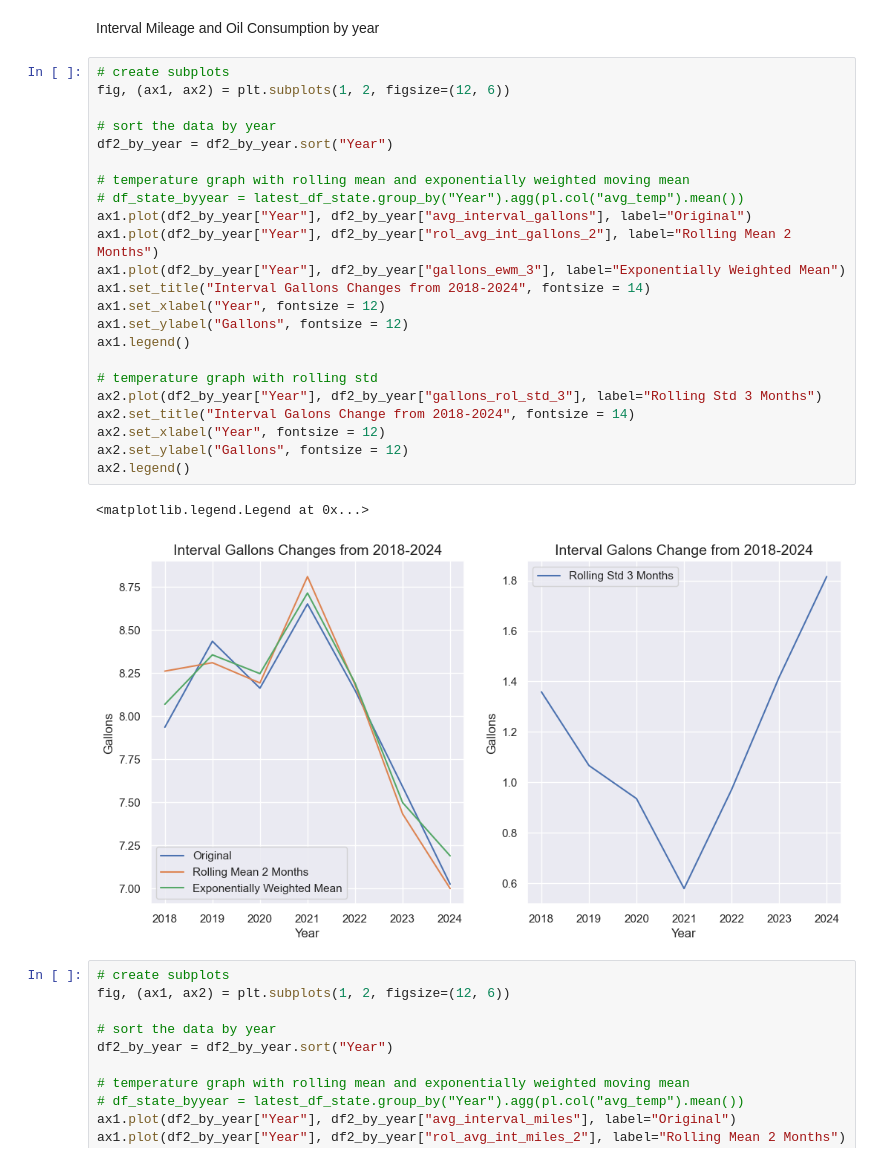
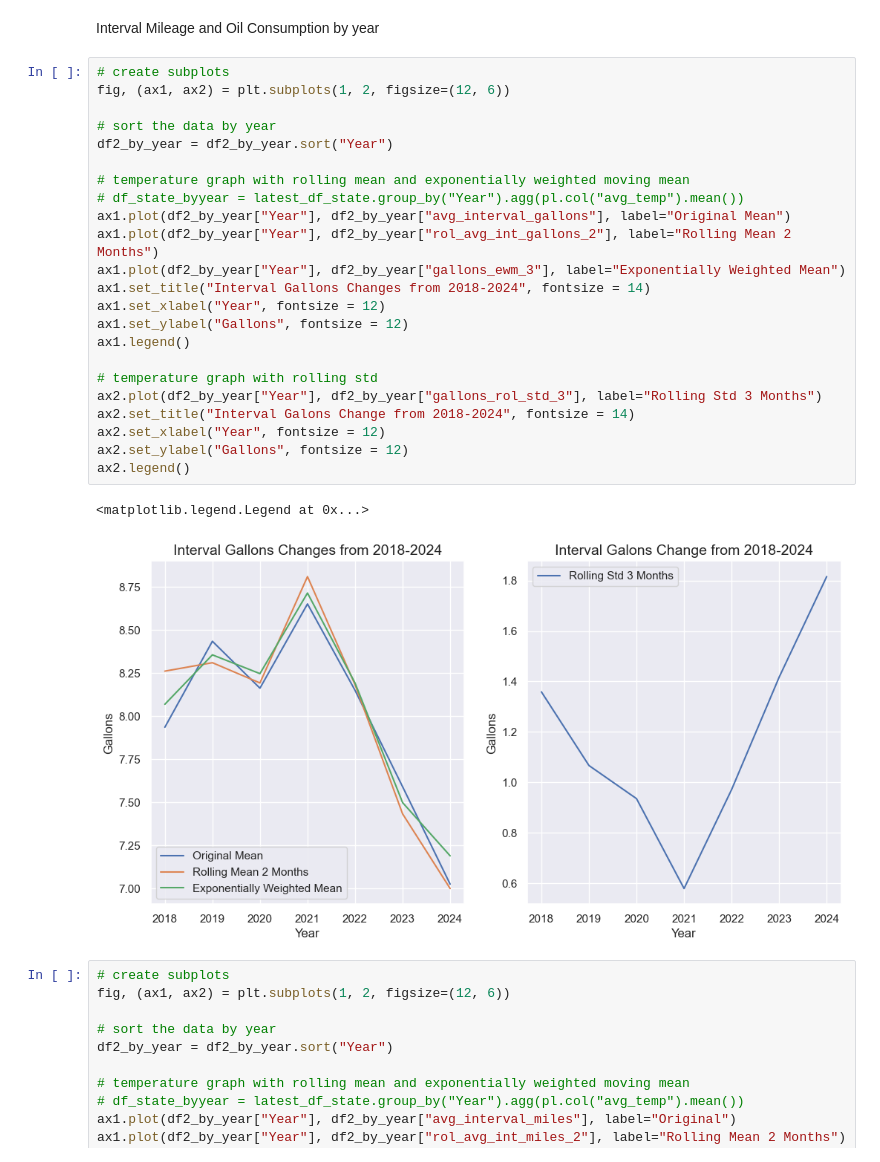
Before and after one commit to idsts2670/statistical-analysis, a Jupyter notebook: 582/Applied_MS_Exam/MS_exam.ipynb, the cells around one changed output. Drawn from its saved outputs; the diff is of its cells as text.

```diff
--- a/582/Applied_MS_Exam/MS_exam.ipynb
+++ b/582/Applied_MS_Exam/MS_exam.ipynb
@@ -259,29 +272,29 @@ Interval Mileage and Oil Consumption by year
 # %%
 # create subplots
 fig, (ax1, ax2) = plt.subplots(1, 2, figsize=(12, 6))
 
 # sort the data by year
 df2_by_year = df2_by_year.sort("Year")
 
 # temperature graph with rolling mean and exponentially weighted moving mean
 # df_state_byyear = latest_df_state.group_by("Year").agg(pl.col("avg_temp").mean())
-ax1.plot(df2_by_year["Year"], df2_by_year["avg_interval_gallons"], label="Original")
+ax1.plot(df2_by_year["Year"], df2_by_year["avg_interval_gallons"], label="Original Mean")
 ax1.plot(df2_by_year["Year"], df2_by_year["rol_avg_int_gallons_2"], label="Rolling Mean 2 Months")
 ax1.plot(df2_by_year["Year"], df2_by_year["gallons_ewm_3"], label="Exponentially Weighted Mean")
 ax1.set_title("Interval Gallons Changes from 2018-2024", fontsize = 14)
 ax1.set_xlabel("Year", fontsize = 12)
 ax1.set_ylabel("Gallons", fontsize = 12)
 ax1.legend()
 
 # temperature graph with rolling std
 ax2.plot(df2_by_year["Year"], df2_by_year["gallons_rol_std_3"], label="Rolling Std 3 Months")
 ax2.set_title("Interval Galons Change from 2018-2024", fontsize = 14)
 ax2.set_xlabel("Year", fontsize = 12)
 ax2.set_ylabel("Gallons", fontsize = 12)
 ax2.legend()
 # %% [output]
 <matplotlib.legend.Legend at 0x...>
-[figure, old version]
+[figure, new version]
 # %%
 # create subplots
 fig, (ax1, ax2) = plt.subplots(1, 2, figsize=(12, 6))
```
Also changed, not shown: parts of 12 cells of this notebook, 12 other files.
